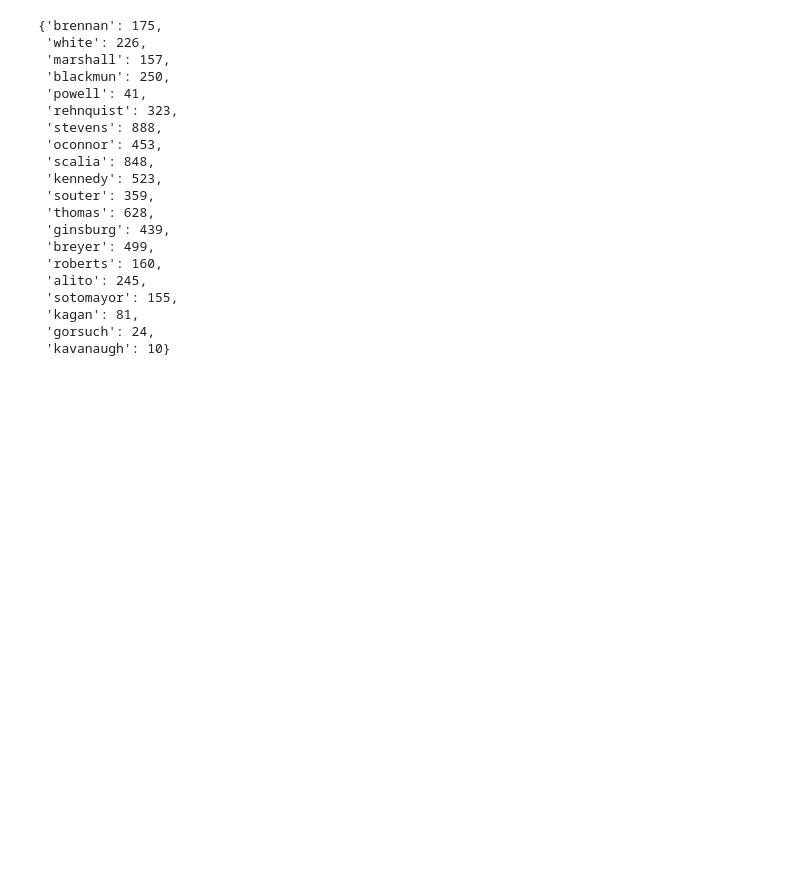
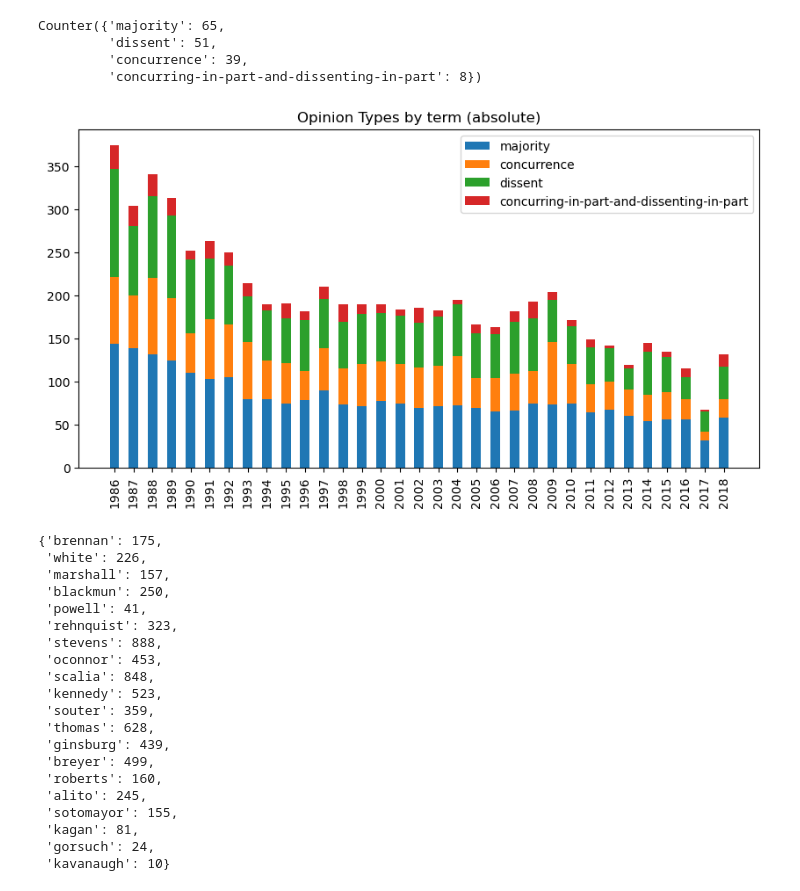
Before and after one commit to mkranzlein/scotus-metalang, a Jupyter notebook: scripts/notebooks/summary_stats.ipynb, the cells around one changed output. Saved outputs shown, nothing was run; the diff lists cells and outputs as text; code cells hidden in the pictures; blank space fills up the shorter version.

```diff
--- a/scripts/notebooks/summary_stats.ipynb
+++ b/scripts/notebooks/summary_stats.ipynb
@@ -23,0 +56,3 @@ for filepath in Path(f"{data_path}/cap/known_authors").glob("*/*.json"):
+# %%
+opinion_types_by_author = summary_graphing.get_opinion_types_by_author(opinions)
+opinion_types_by_term = summary_graphing.get_opinion_types_by_term(opinions)
@@ -23,0 +63,13 @@ for filepath in Path(f"{data_path}/cap/known_authors").glob("*/*.json"):
+# %%
+opinion_types_by_term["2006"]
+# %% [output]
+Counter({'majority': 65,
+         'dissent': 51,
+         'concurrence': 39,
+         'concurring-in-part-and-dissenting-in-part': 8})
+# %%
+fig = summary_graphing.plot_opinion_types_by_term_abs(opinion_types_by_term)
+fig.savefig("figures/opinion_types_by_term_absolute.pdf", bbox_inches="tight")
+plt.show()
+# %% [output]
+[figure, added]
```
Also changed, not shown: parts of 12 cells of this notebook, 3 other files.
